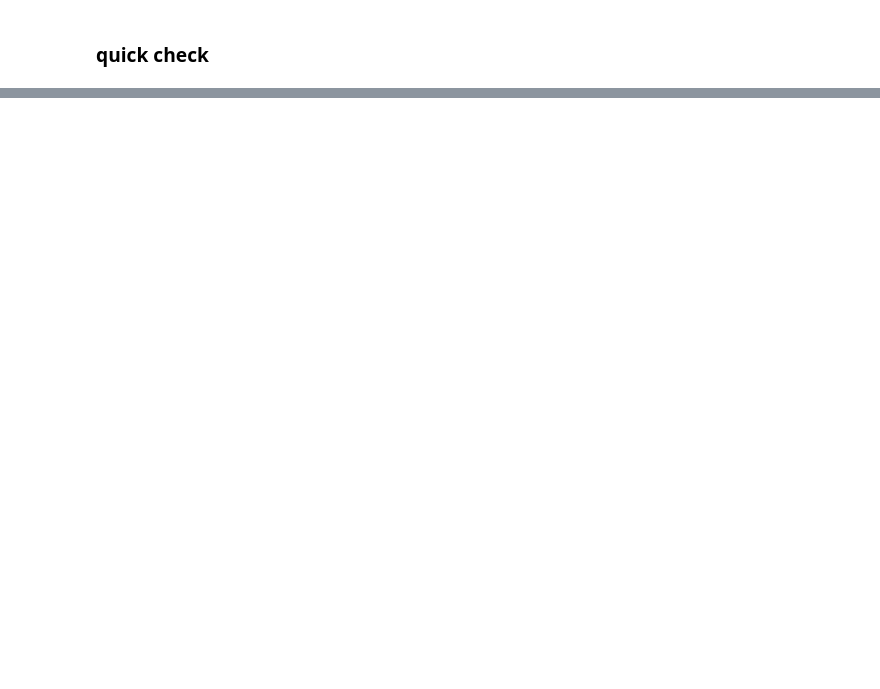
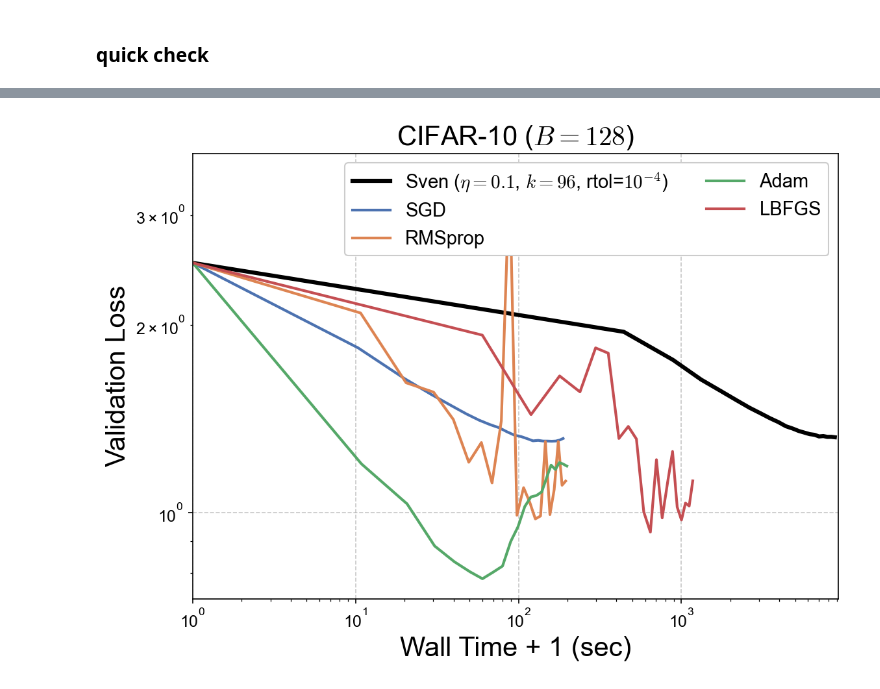
Before and after one commit to sambt/sven-experiments, a Jupyter notebook: analysis/cifar10_analysis.ipynb, the cells around one changed output, grey strips where cells are left out. Saved outputs shown, nothing was run; the diff lists cells and outputs as text; code cells hidden in the pictures; blank space fills up the shorter version.

```diff
--- a/analysis/cifar10_analysis.ipynb
+++ b/analysis/cifar10_analysis.ipynb
@@ -142,0 +186,41 @@ plt.show()
+# %%
+colors = sns.color_palette("deep")
+
+fig, ax = plt.subplots(figsize=(8, 6))
+legend_labels = []
+
+# Best SVD
+best_svd_row = df_svd_reg.loc[df_svd_reg[df_svd_reg['batch_size'] == bs]['final_val_loss'].idxmin()]
+train_curve = get_loss_curve(best_svd_row, 'val')
+wall_times = get_loss_curve(best_svd_row, 'epoch_times')
+wall_times = np.concatenate(([1], wall_times))  # Add 0 at start to align with epochs
+t = np.cumsum(wall_times)
+ax.plot(t, train_curve, color='k', linewidth=3, label=f"Sven ($\eta={best_svd_row['lr']}$, $k={int(best_svd_row['k'])}$, rtol=${lr_labels[best_svd_row['rtol']]}$)")
+
+# Best baselines
+for i, opt in enumerate(['SGD','RMSprop','Adam','LBFGS']):
+    opt_df = df_baseline[(df_baseline['optimizer'] == opt) & (df_baseline['batch_size'] == bs)]
+    best_row = df.loc[opt_df['final_val_loss'].idxmin()]
+    t = get_loss_curve(best_row, 'epoch_times')
+    t = np.concatenate(([1], t))  # Add 0 at start to align with epochs
+    t = np.cumsum(t)
+    #label=f"{opt} ($\eta={lr_labels[best_row['lr']]}$)"
+    label = f"{opt}"
+    ax.plot(t, get_loss_curve(best_row, 'val'), color=colors[i], linewidth=2, label=label)
+
+ax.set_xlabel('Wall Time + 1 (sec)')
+ax.set_ylabel('Validation Loss')
+ax.set_yscale('log')
+plt.legend(ncol=2,loc='upper right',frameon=True,framealpha=1)
+ax.set_title(f"CIFAR-10 ($B = {bs}$)")
+#plt.ylim([None,2.5])
+#plt.yticks([1e-1])
+plt.xlim([1,None])
+plt.xscale('log')
+plt.grid(axis='both', linestyle='--', alpha=0.7)
+
+plt.tight_layout()
+#plt.savefig(PLOT_DIR / 'wall_time_vs_val_loss_best.pdf')
+plt.show()
+# %% [output]
+[figure, added]
```
Also changed, not shown: parts of 7 cells of this notebook, 12 other files.
